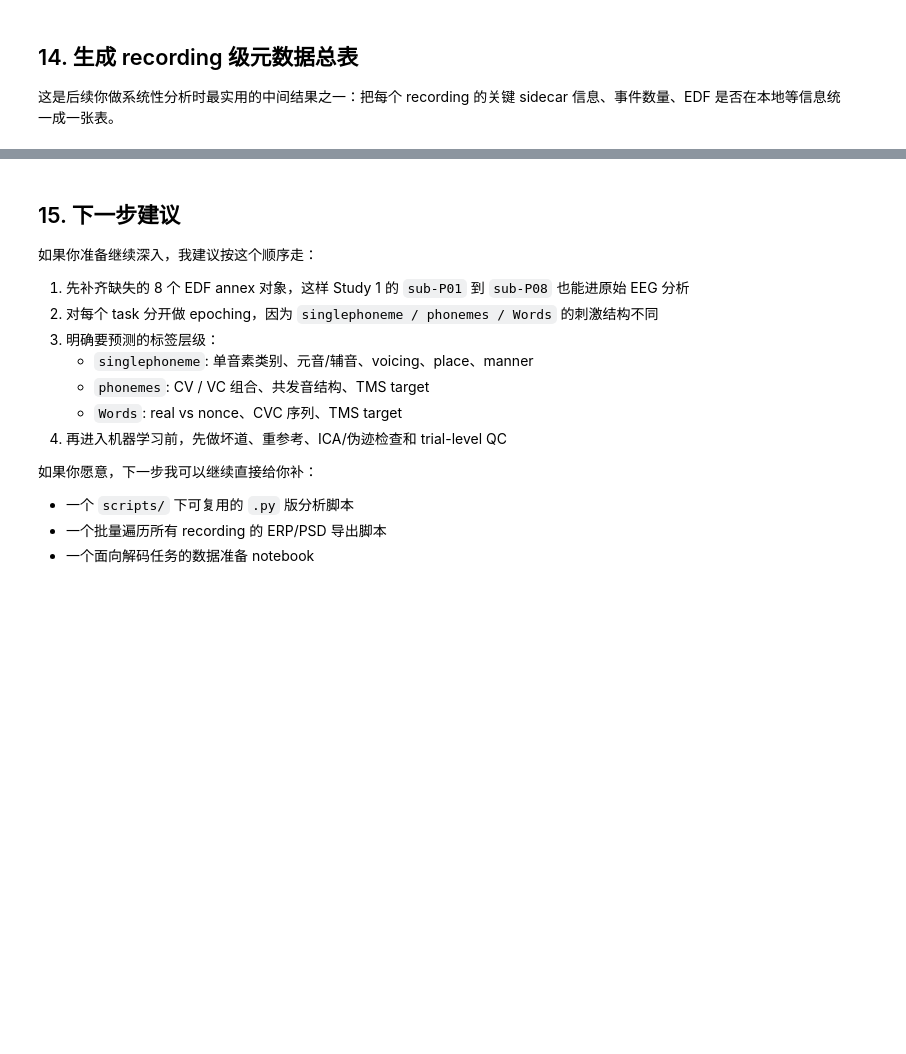
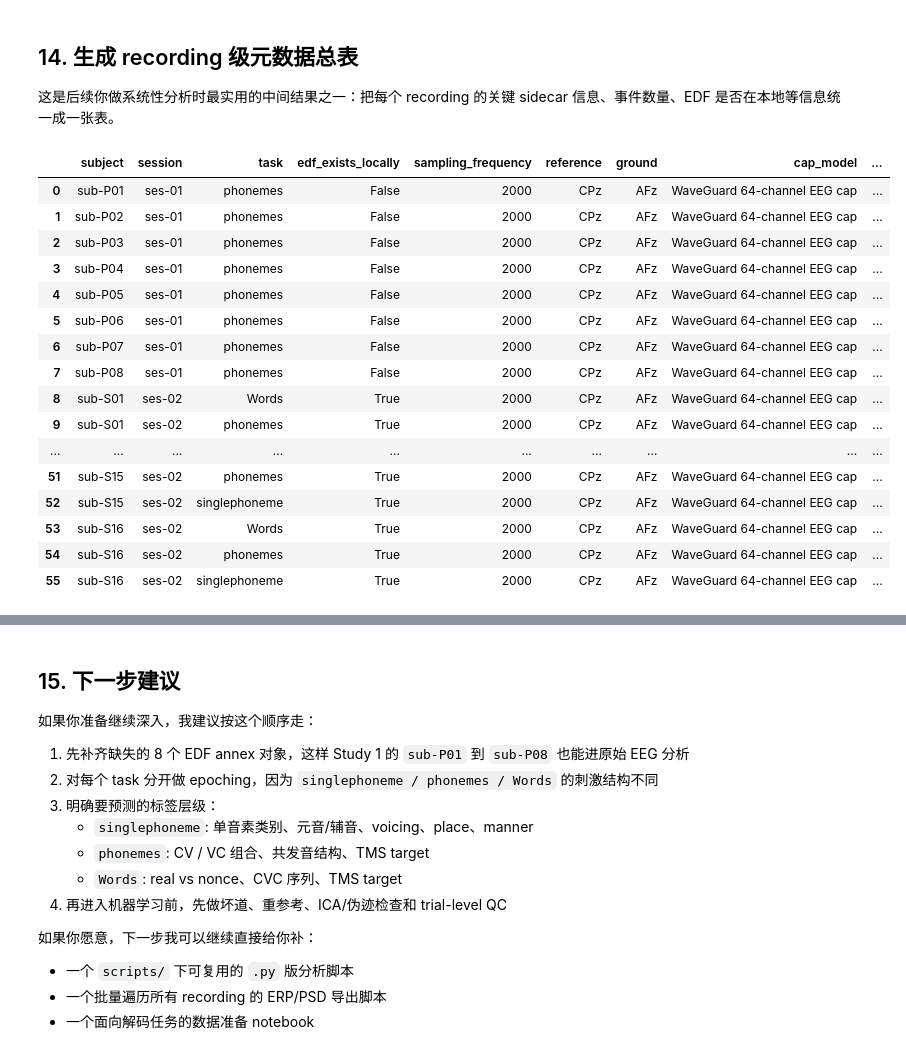
Before and after one commit to samxiexs/eeg-voice, a Jupyter notebook: notebooks/explore_ds006104_step_by_step.ipynb, the cells around one changed output, grey strips where cells are left out. Saved outputs shown, nothing was run; the diff lists cells and outputs as text; code cells hidden in the pictures; blank space fills up the shorter version.

```diff
--- a/notebooks/explore_ds006104_step_by_step.ipynb
+++ b/notebooks/explore_ds006104_step_by_step.ipynb
@@ -572,34 +945,52 @@ for edf_path in edf_files:
     ch = pd.read_csv(channels_path, sep="\t") if channels_path.exists() else pd.DataFrame()
 
     unique_targets = ""
     if not stim.empty and "tms_target" in stim.columns:
         cleaned_targets = sorted({str(x) for x in stim["tms_target"].dropna().unique()})
         unique_targets = ", ".join(cleaned_targets)
 
     recording_rows.append(
         {
             "subject": subj,
             "session": sess,
             "task": task,
             "edf_exists_locally": edf_path.exists(),
             "sampling_frequency": eeg_meta.get("SamplingFrequency"),
             "reference": eeg_meta.get("EEGReference"),
             "ground": eeg_meta.get("EEGGround"),
             "cap_model": eeg_meta.get("CapManufacturersModelName"),
             "device_model": eeg_meta.get("ManufacturersModelName"),
             "n_channels_tsv": len(ch),
             "n_stimulus_events": len(stim),
             "n_tms_events": len(tms),
             "unique_tms_targets": unique_targets,
             "events_path": str(events_path),
             "edf_path": str(edf_path),
         }
     )
 
 recording_summary = (
     pd.DataFrame(recording_rows).sort_values(["subject", "session", "task"]).reset_index(drop=True)
 )
-recording_summary.head(20)
+recording_summary
+# %% [output]
+|  | subject | session | task | edf_exists_locally | sampling_frequency | reference | ground | cap_model | ... |
+| 0 | sub-P01 | ses-01 | phonemes | False | 2000 | CPz | AFz | WaveGuard 64-channel EEG cap | ... |
+| 1 | sub-P02 | ses-01 | phonemes | False | 2000 | CPz | AFz | WaveGuard 64-channel EEG cap | ... |
+| 2 | sub-P03 | ses-01 | phonemes | False | 2000 | CPz | AFz | WaveGuard 64-channel EEG cap | ... |
+| 3 | sub-P04 | ses-01 | phonemes | False | 2000 | CPz | AFz | WaveGuard 64-channel EEG cap | ... |
+| 4 | sub-P05 | ses-01 | phonemes | False | 2000 | CPz | AFz | WaveGuard 64-channel EEG cap | ... |
+| 5 | sub-P06 | ses-01 | phonemes | False | 2000 | CPz | AFz | WaveGuard 64-channel EEG cap | ... |
+| 6 | sub-P07 | ses-01 | phonemes | False | 2000 | CPz | AFz | WaveGuard 64-channel EEG cap | ... |
+| 7 | sub-P08 | ses-01 | phonemes | False | 2000 | CPz | AFz | WaveGuard 64-channel EEG cap | ... |
+| 8 | sub-S01 | ses-02 | Words | True | 2000 | CPz | AFz | WaveGuard 64-channel EEG cap | ... |
+| 9 | sub-S01 | ses-02 | phonemes | True | 2000 | CPz | AFz | WaveGuard 64-channel EEG cap | ... |
+| ... | ... | ... | ... | ... | ... | ... | ... | ... | ... |
+| 51 | sub-S15 | ses-02 | phonemes | True | 2000 | CPz | AFz | WaveGuard 64-channel EEG cap | ... |
+| 52 | sub-S15 | ses-02 | singlephoneme | True | 2000 | CPz | AFz | WaveGuard 64-channel EEG cap | ... |
+| 53 | sub-S16 | ses-02 | Words | True | 2000 | CPz | AFz | WaveGuard 64-channel EEG cap | ... |
+| 54 | sub-S16 | ses-02 | phonemes | True | 2000 | CPz | AFz | WaveGuard 64-channel EEG cap | ... |
+| 55 | sub-S16 | ses-02 | singlephoneme | True | 2000 | CPz | AFz | WaveGuard 64-channel EEG cap | ... |
 # %%
 summary_csv = OUTPUT_ROOT / "ds006104_recording_summary.csv"
 recording_summary.to_csv(summary_csv, index=False)
```
Also changed, not shown: parts of 43 cells of this notebook, 15 other files.
